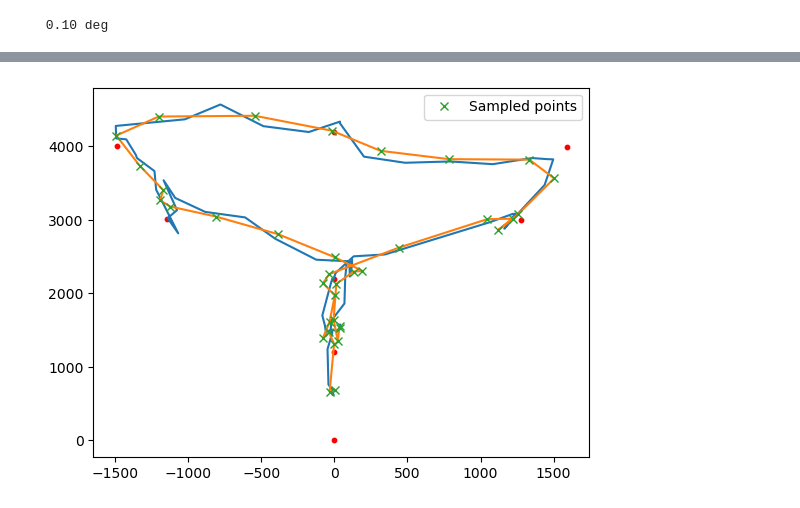
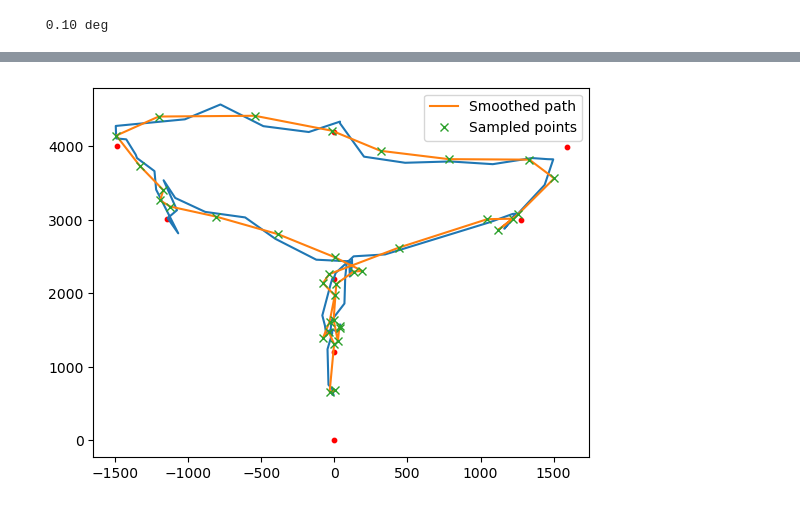
Before and after one commit to comtois-etienne/CSIE5047_Smart_Luggage, a Jupyter notebook: notebook.ipynb, the cells around one changed output, grey strips where cells are left out. Saved outputs shown, nothing was run; the diff lists cells and outputs as text; code cells hidden in the pictures.

```diff
--- a/notebook.ipynb
+++ b/notebook.ipynb
@@ -56,22 +66,3 @@ import queue
 import torch
 from ultralytics import YOLO
 import mediapipe as mp
-# %%
-@dataclass
-class Point:
-    x: int = 0
-    y: int = 0
-    z: int = 0
-
-    def distance(self, other):
-        return np.sqrt((self.x - other.x) ** 2 + (self.y - other.y) ** 2 + (self.z - other.z) ** 2)
-
-    def middle(self, other):
-        return Point((self.x + other.x) / 2, (self.y + other.y) / 2, (self.z + other.z) / 2)
-
-    def is_inside(self, other):
-        return self.x >= 0 and self.x < other.x and self.y >= 0 and self.y < other.y
-
-
-def landmark_point(landmark, frame_width, frame_height):
-    return Point(int(landmark.x * frame_width), int(landmark.y * frame_height), int(landmark.z * frame_height))
@@ -286,30 +397,13 @@ from scipy.interpolate import splrep, BSpline, splprep
 
 # read csv
 df = pd.read_csv('var_2fps.csv')
-df.columns = ['t', 'a', 'd']
-
-# plot angle and distance
-
-# fig, ax = plt.subplots()
-# ax.plot(df['a']**2, label='angle')
-# ax.plot(df['d'], label='distance')
-# ax.legend()
-# plt.show()
+df.columns = ['t', 'a', 'd'] # time angle distance
 
 # add column x and y
 df['x'] = df['d'] * 1.15 * np.cos(np.radians(df['a']))
 df['y'] = df['d'] * 1.15 * np.sin(np.radians(df['a']))
 
-points = [
-    Point(0, 0),
-    Point(1200, 0),
-    Point(2200, 0),
-    Point(4200, 0),
-    Point(3000, 1280),
-    Point(3995, 1590),
-    Point(3005, -1150),
-    Point(4000, -1490),
-]
+
 
 # fig, ax = plt.subplots()
 # ax.plot(df['y'], df['x'])
@@ -325,40 +419,72 @@ from scipy.interpolate import LSQUnivariateSpline
 
 # Assuming df is your DataFrame with 'x' and 'y' columns
 # df = pd.read_csv('your_data.csv')  # Uncomment this line if you need to load data from a CSV file
 
-t = df.index
+ti = df.index
 
 # Set the number of knots. Adjust this according to your data
 # num_knots = 10
-num_knots = int((t.max() - t.min()) // 4)
-t_knots = np.linspace(t.min(), t.max(), num_knots)[1:-1]  # Exclude first and last points
+num_knots = int((ti.max() - ti.min()) // 4)
+t_knots = np.linspace(ti.min(), ti.max(), num_knots)[1:-1]  # Exclude first and last points
 
 # Fit the spline for 'x' and 'y' coordinates
-spline_x = LSQUnivariateSpline(t, df['x'], t_knots)
-spline_y = LSQUnivariateSpline(t, df['y'], t_knots)
+spline_x = LSQUnivariateSpline(ti, df['x'], t_knots)
+spline_y = LSQUnivariateSpline(ti, df['y'], t_knots)
 
 num_samples = num_knots * 2
-t_smooth = np.linspace(t.min(), t.max(), num_samples)
+t_smooth = np.linspace(ti.min(), ti.max(), num_samples)
 
 # Evaluate the spline at these points
 x_sampled = spline_x(t_smooth)
 y_sampled = spline_y(t_smooth)
 
 # Create a DataFrame with the sampled data
 sampled_df = pd.DataFrame({
     't': t_smooth,
     'x': x_sampled,
     'y': y_sampled
 })
 
 fig, ax = plt.subplots()
 ax.plot(df['y'], df['x'])
-for p in points:
+for p in ref_points:
     ax.scatter(p.y, p.x, c='r', s=10)
-# ax.plot(spline_y(t_smooth), spline_x(t_smooth), label='Smoothed path')
-ax.plot(spline_y(t_smooth), spline_x(t_smooth))
+ax.plot(spline_y(t_smooth), spline_x(t_smooth), label='Smoothed path')
+# ax.plot(spline_y(t_smooth), spline_x(t_smooth))
 ax.plot(spline_y(t_smooth), spline_x(t_smooth), 'x', label='Sampled points')
 ax.legend()
 plt.show()
+
+
+# x = spline_x(t_smooth)
+# y = spline_y(t_smooth)
+
+
+
+# for i in range(len(x) - 4):
+#     # angle between i-1 and i
+#     if i == 0:
+#         p1 = Point(0, 0)
+#     else:
+#         p1 = Point(x[i-1], y[i-1])
+#     p2 = Point(x[i], y[i])
+
+#     angle = p1.angle(p2)
+
+#     # list of 4 points with list comprehension
+#     px = [Point(x[i], y[i]) for i in range(i, i+4)]
+
+#     # rotate 4 points by -angle around p2
+#     px = [p.rotate_df(-angle, p2) for p in px]
+
+#     clear_output(wait=True)
+#     fig, ax = plt.subplots()
+#     px_x = [p.x for p in px]
+#     px_y = [p.y for p in px]
+#     ax.plot(px_y, px_x)
+
+#     ax.legend()
+#     plt.show()
+#     plt.pause(0.5)
 # %% [output]
-[figure, old version]
+[figure, new version]
```
Also changed, not shown: parts of 7 cells of this notebook.
